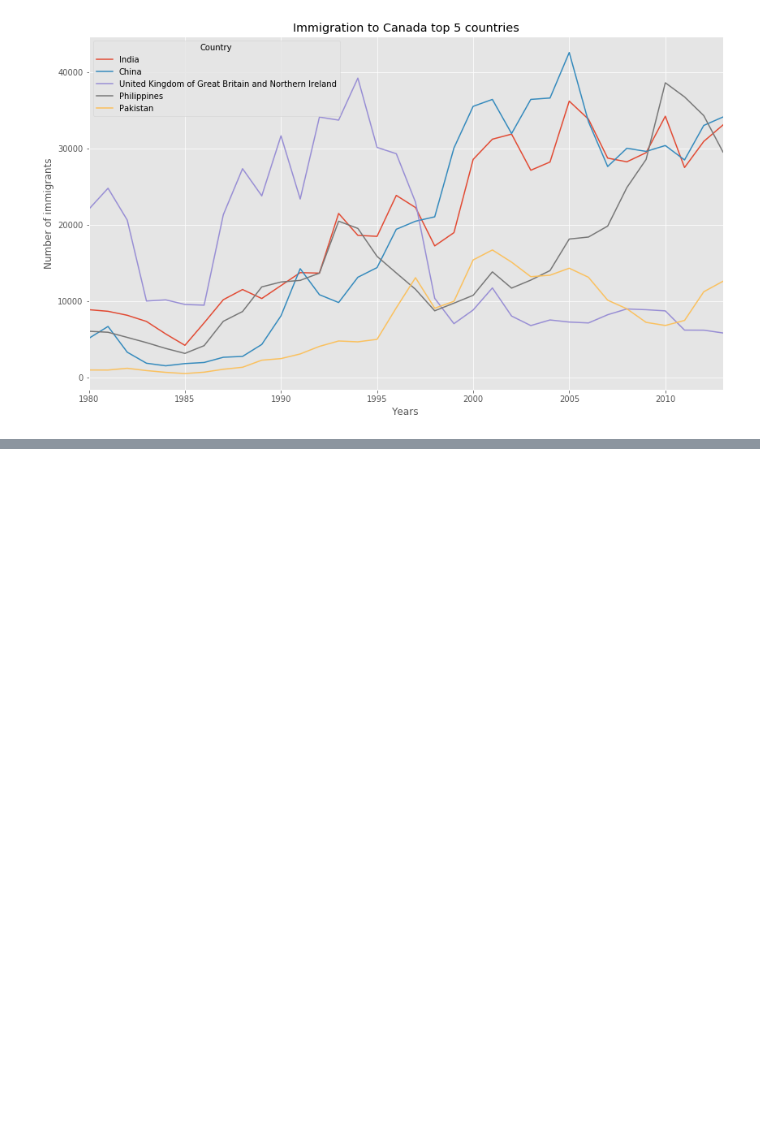
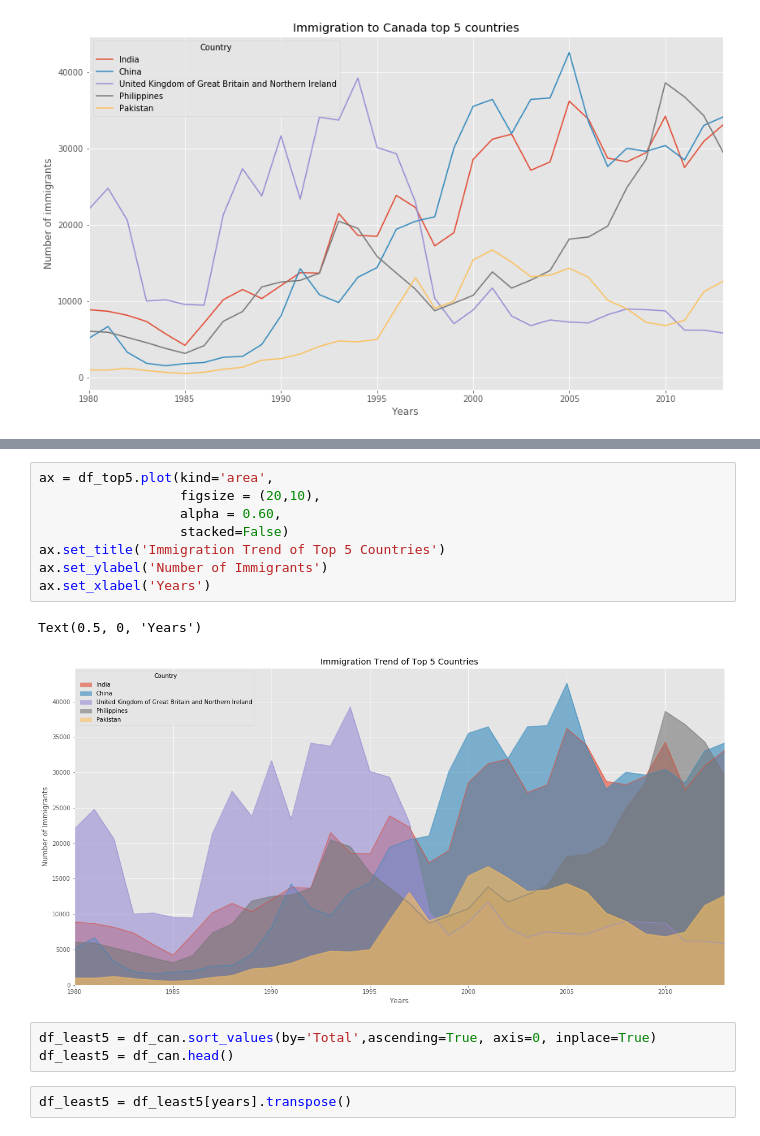
Before and after one commit to fsayfitdinov/immigration_to_canada, a Jupyter notebook: Immigration_to_canada.ipynb, the cells around one changed output, grey strips where cells are left out. Saved outputs shown, nothing was run; the diff lists cells and outputs as text; blank space fills up the shorter version.

```diff
--- a/Immigration_to_canada.ipynb
+++ b/Immigration_to_canada.ipynb
@@ -475,0 +493,16 @@ plt.show()
+# %%
+ax = df_top5.plot(kind='area',
+                  figsize = (20,10),
+                  alpha = 0.60,
+                  stacked=False)
+ax.set_title('Immigration Trend of Top 5 Countries')
+ax.set_ylabel('Number of Immigrants')
+ax.set_xlabel('Years')
+# %% [output]
+Text(0.5, 0, 'Years')
+[figure, added]
+# %%
+df_least5 = df_can.sort_values(by='Total',ascending=True, axis=0, inplace=True)
+df_least5 = df_can.head()
+# %%
+df_least5 = df_least5[years].transpose()
```
Also changed, not shown: parts of 22 cells of this notebook.
